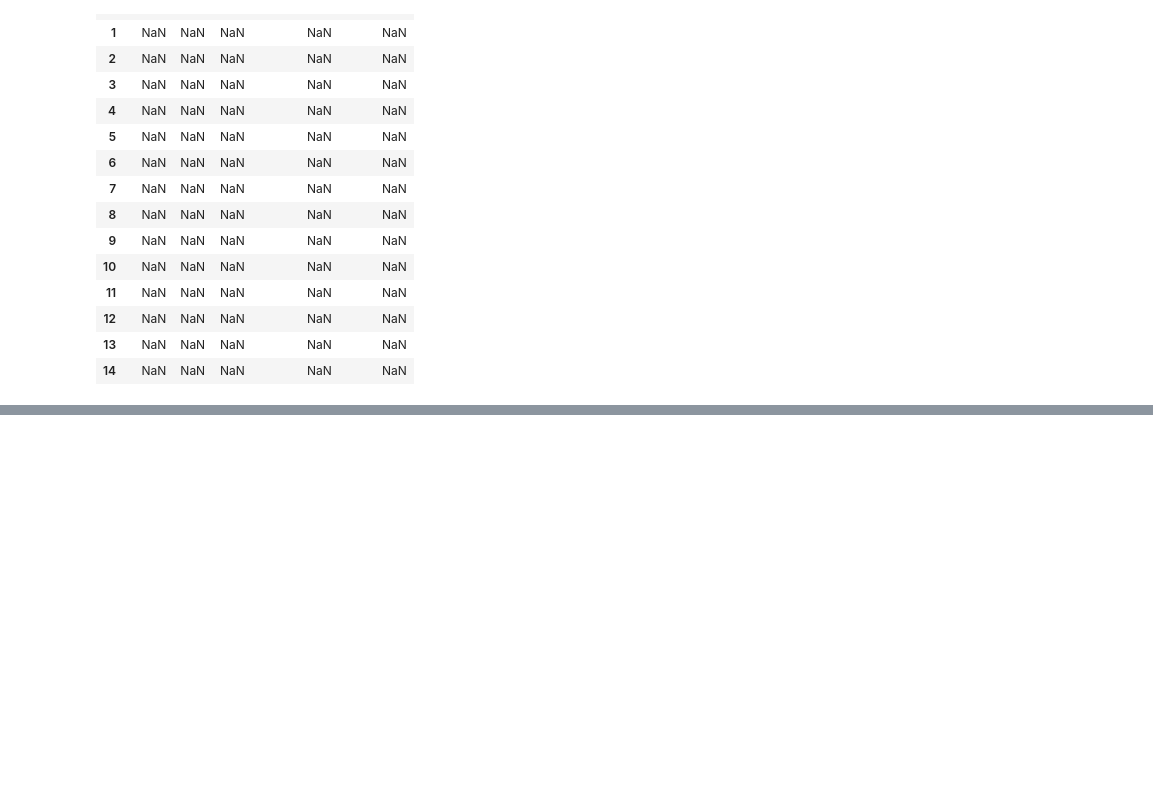
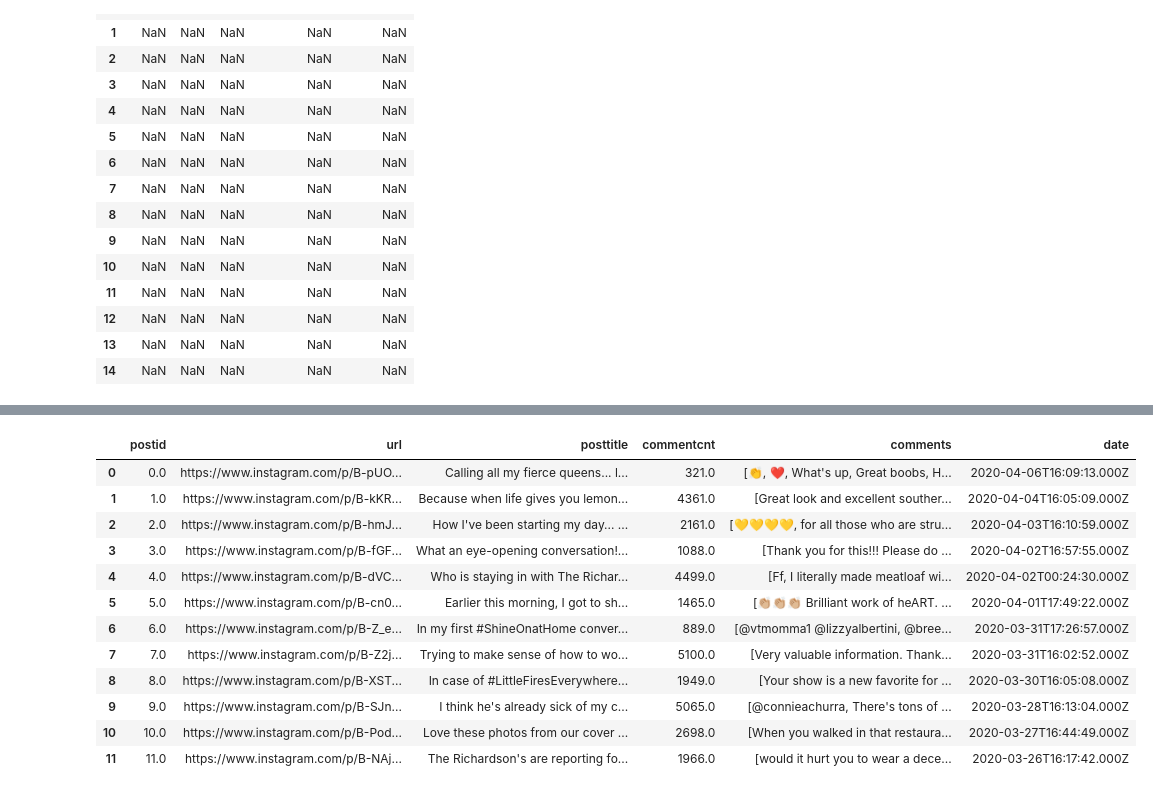
Before and after one commit to varun331/Python, a Jupyter notebook: Webscraping.ipynb, the cells around one changed output, grey strips where cells are left out. Drawn from its saved outputs; the diff is of its cells as text; code cells hidden in the pictures; blank space fills up the shorter version.

```diff
--- a/Webscraping.ipynb
+++ b/Webscraping.ipynb
@@ -322,0 +362,16 @@ bookclub
+# %%
+from selenium import webdriver
+import time
+
+
+driver = webdriver.Chrome()
+for r in range(0,len(posts)):
+    driver.get(posts[r])
+    date = driver.find_element_by_xpath('//time[@class="FH9sR Nzb55"]')
+    bookclub['date'].iloc[r] = date.get_attribute("datetime")
+
+
+
+#date = driver.find_elements_by_tag_name('time')
+#date = driver.find_element_by_xpath('//time[@class="FH9sR Nzb55"]')
+#date.get_attribute("datetime")
@@ -323,5 +380,21 @@ bookclub
 # %%
 bookclub.to_csv('reesewitherspoon.csv')
+# %%
+bookclub
+# %% [output]
+|  | postid | url | posttitle | commentcnt | comments | date |
+| 0 | 0.0 | https://www.instagram.com/p/B-pUO... | Calling all my fierce queens... l... | 321.0 | [👏, ❤️, What's up, Great boobs, H... | 2020-04-06T16:09:13.000Z |
+| 1 | 1.0 | https://www.instagram.com/p/B-kKR... | Because when life gives you lemon... | 4361.0 | [Great look and excellent souther... | 2020-04-04T16:05:09.000Z |
+| 2 | 2.0 | https://www.instagram.com/p/B-hmJ... | How I've been starting my day... ... | 2161.0 | [💛💛💛💛, for all those who are stru... | 2020-04-03T16:10:59.000Z |
+| 3 | 3.0 | https://www.instagram.com/p/B-fGF... | What an eye-opening conversation!... | 1088.0 | [Thank you for this!!! Please do ... | 2020-04-02T16:57:55.000Z |
+| 4 | 4.0 | https://www.instagram.com/p/B-dVC... | Who is staying in with The Richar... | 4499.0 | [Ff, I literally made meatloaf wi... | 2020-04-02T00:24:30.000Z |
+| 5 | 5.0 | https://www.instagram.com/p/B-cn0... | Earlier this morning, I got to sh... | 1465.0 | [👏🏼👏🏼👏🏼 Brilliant work of heART. ... | 2020-04-01T17:49:22.000Z |
+| 6 | 6.0 | https://www.instagram.com/p/B-Z_e... | In my first #ShineOnatHome conver... | 889.0 | [@vtmomma1 @lizzyalbertini, @bree... | 2020-03-31T17:26:57.000Z |
+| 7 | 7.0 | https://www.instagram.com/p/B-Z2j... | Trying to make sense of how to wo... | 5100.0 | [Very valuable information. Thank... | 2020-03-31T16:02:52.000Z |
+| 8 | 8.0 | https://www.instagram.com/p/B-XST... | In case of #LittleFiresEverywhere... | 1949.0 | [Your show is a new favorite for ... | 2020-03-30T16:05:08.000Z |
+| 9 | 9.0 | https://www.instagram.com/p/B-SJn... | I think he's already sick of my c... | 5065.0 | [@connieachurra, There's tons of ... | 2020-03-28T16:13:04.000Z |
+| 10 | 10.0 | https://www.instagram.com/p/B-Pod... | Love these photos from our cover ... | 2698.0 | [When you walked in that restaura... | 2020-03-27T16:44:49.000Z |
+| 11 | 11.0 | https://www.instagram.com/p/B-NAj... | The Richardson's are reporting fo... | 1966.0 | [would it hurt you to wear a dece... | 2020-03-26T16:17:42.000Z |
 # %%
 
 #import requests
```
Also changed, not shown: parts of 11 cells of this notebook.
